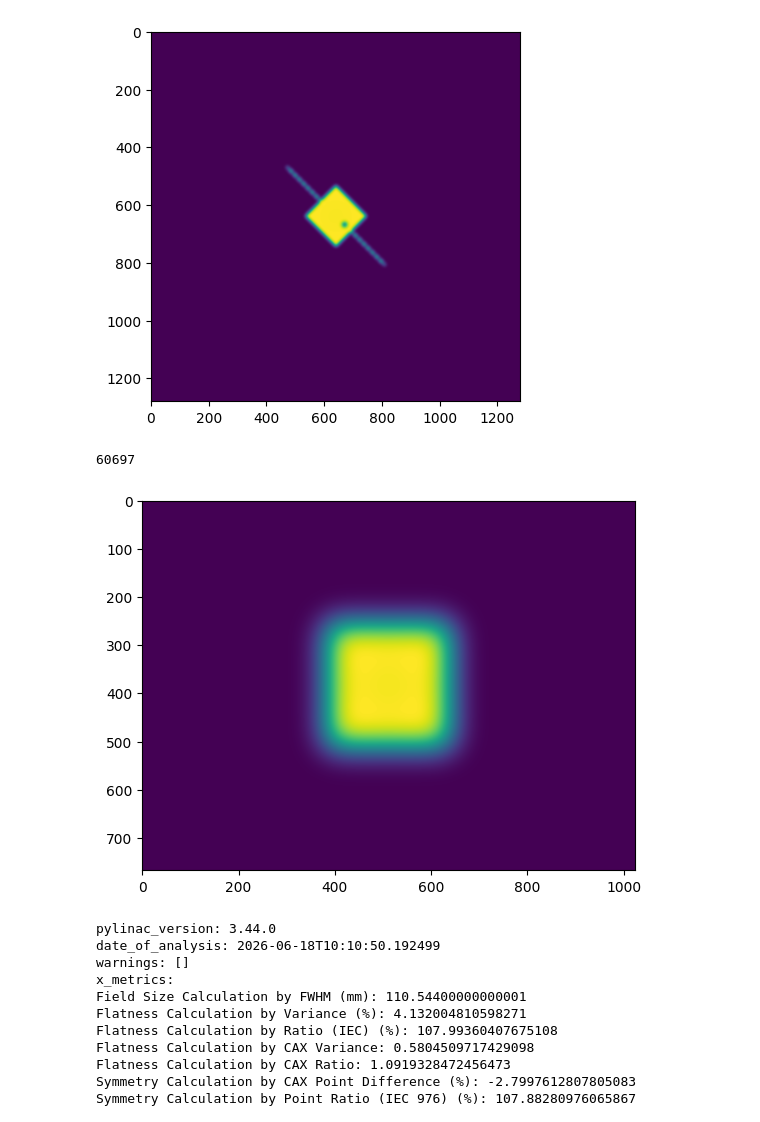
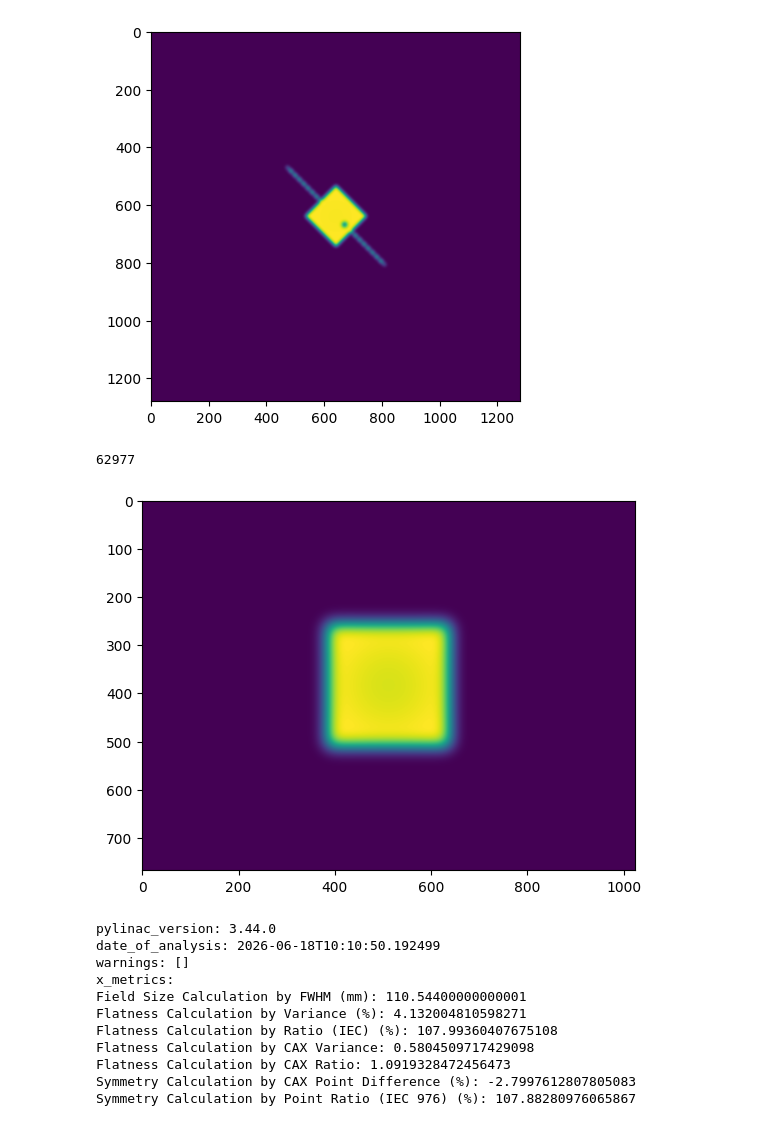
Before and after one commit to crcrewso/FauxPID, a Jupyter notebook: src/linacdicomimagesuite/create_image.ipynb, the cells around one changed output. Saved outputs shown, nothing was run; the diff lists cells and outputs as text; code cells hidden in the pictures.

```diff
--- a/src/linacdicomimagesuite/create_image.ipynb
+++ b/src/linacdicomimagesuite/create_image.ipynb
@@ -118,23 +118,22 @@ plt.imshow(simulator_instance.image)
 [figure]
 # %%
 field_layers = [
-    #layers.PerfectFieldLayer(field_size_mm=(130, 130), alpha=0.8, cax_offset_mm=(0, 0)),
     layers.FilteredFieldLayer(
     field_size_mm=(100, 100),
     alpha=1,
     gaussian_height=0.1,
     gaussian_sigma_mm=32.0,
     cax_offset_mm=(0, 0)),
-    layers.GaussianFilterLayer(sigma_mm=12),
+    layers.GaussianFilterLayer(sigma_mm=6),
     ]
 
 file_path = dir_path / "penumbra_excess.dcm"
 as1200 = generate_dicom_using_layers(file_path, field_layers)
 plt.imshow(as1200.image)
 print(as1200.image.max())
 # %% [output]
-60697
+62977
-[figure, old version]
+[figure, new version]
 # %%
 field_layers = [
     layers.FilteredFieldLayer(
```
Also changed, not shown: 3 other files.
